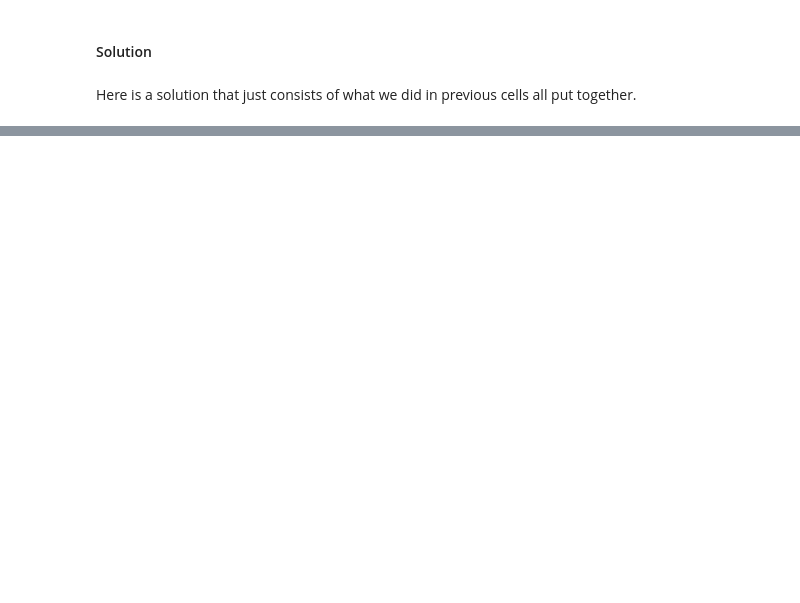
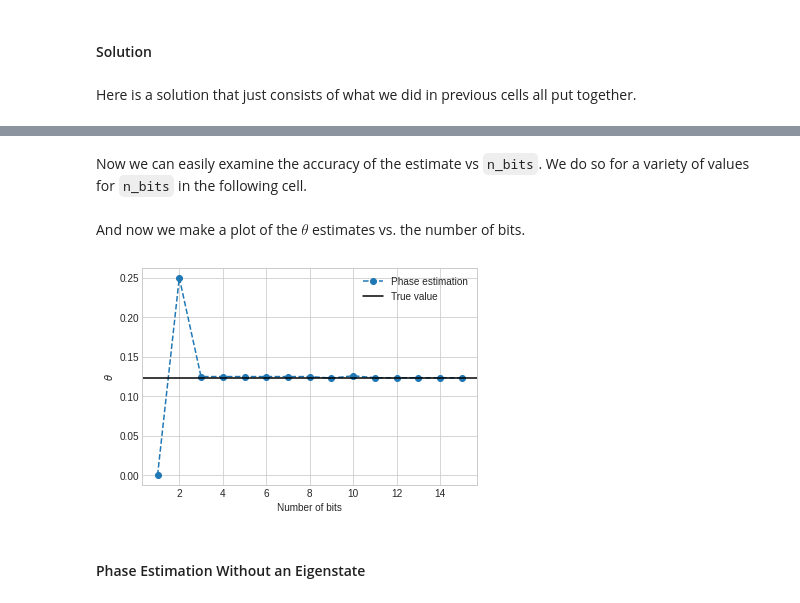
Before and after one commit to LiberoAphpollo/VQC-Cirq, a Jupyter notebook: docs/tutorials/educators/textbook_algorithms.ipynb, the cells around one changed output, grey strips where cells are left out. Saved outputs shown, nothing was run; the diff lists cells and outputs as text; code cells hidden in the pictures; blank space fills up the shorter version.

Commit message:
Update/polish textbook algorithms tutorial from educators workshop (#3476)

```diff
--- a/docs/tutorials/educators/textbook_algorithms.ipynb
+++ b/docs/tutorials/educators/textbook_algorithms.ipynb
@@ -540,3 +399,0 @@ The next step is to perform the inverse QFT on estimation qubits:
-# %%
-phase_estimator.append(QFT_inv(n_bits).on(*qubits))
-print(phase_estimator)
@@ -593,3 +461,23 @@ def phase_estimation(theta, n_bits, n_reps=10):
+# %%
+def phase_estimation(theta, n_bits, n_reps=10, prepare_eigenstate_gate=cirq.X):
+    """Runs the phase estimate algorithm for unitary U=Z^{2θ} with n_bits qubits."""
+    # Define qubit registers.
+    qubits = cirq.LineQubit.range(n_bits)
+    u_bit = cirq.NamedQubit('u')
+
+    # Define the unitary U.
+    U = cirq.Z ** (2 * theta)
+
+    # Your code here!
+    # ...
+
+    # Gate to choose initial state for the u_bit. Placing X here chooses the |1> state.
+    phase_estimator.insert(0, prepare_eigenstate_gate.on(u_bit))
+
+    # You code here!
+    # theta_estimates = ...
+
+    return theta_estimates
 # %% [markdown]
 #### Solution
 # %% [markdown]
@@ -798,0 +518,30 @@ Found a match: True
+# %% [markdown]
+Now we can easily examine the accuracy of the estimate vs `n_bits`. We do so for a variety of values for `n_bits` in the following cell.
+# %%
+"""Analyze convergence vs n_bits."""
+# Set the value of theta. Try different values.
+theta = 0.123456
+
+nvals = np.arange(1, 16, step=1)
+
+# Get the estimates at each value of n.
+estimates = []
+for n in nvals:
+    estimate = phase_estimation(theta=theta, n_bits=n, n_reps=1)[0]
+    estimates.append(estimate)
+# %% [markdown]
+And now we make a plot of the $\theta$ estimates vs. the number of bits.
+# %%
+"""Plot the results."""
+plt.style.use("seaborn-whitegrid")
+
+plt.plot(nvals, estimates, "--o", label="Phase estimation")
+plt.axhline(theta, label="True value", color="black")
+
+plt.legend()
+plt.xlabel("Number of bits")
+plt.ylabel(r"$\theta$");
+# %% [output]
+[figure, added]
+# %% [markdown]
+#### Phase Estimation Without an Eigenstate
```
Also changed, not shown: parts of 132 cells of this notebook.
